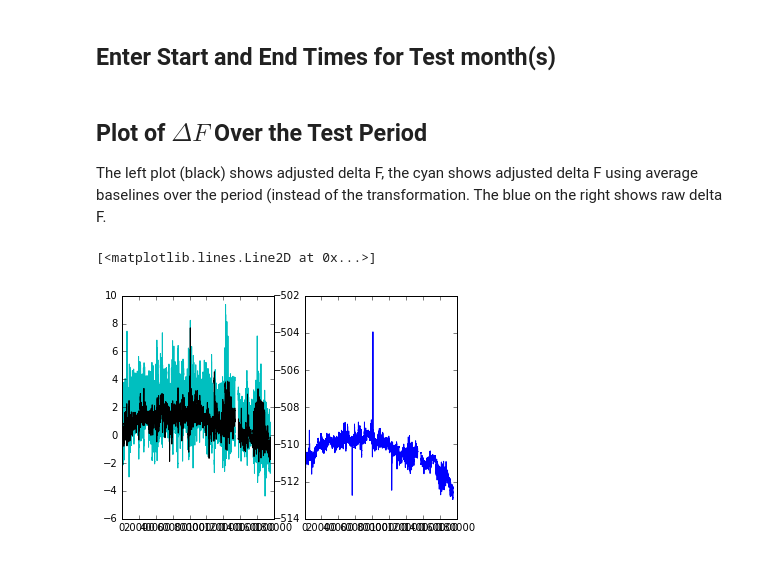
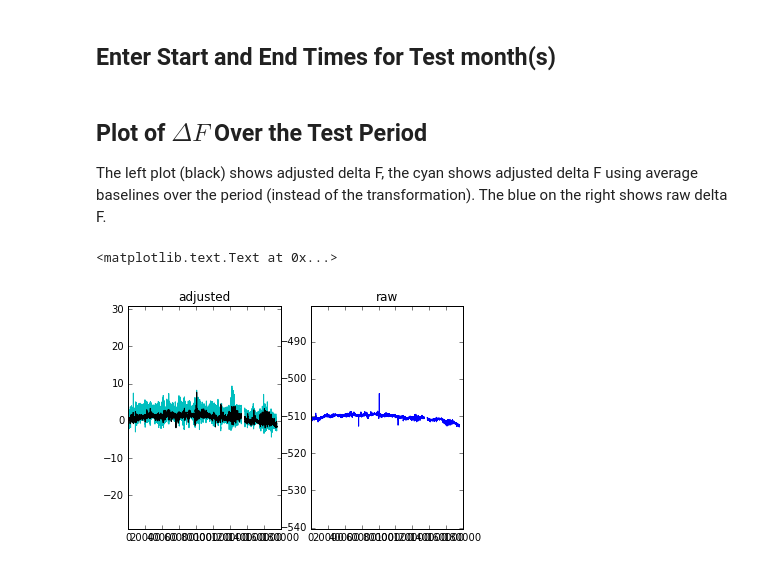
Before and after one commit to usgs/geomag-algorithms, a Jupyter notebook: docs/algorithms/AdjustedPhase1GenerationTool.ipynb, the cells around one changed output. Saved outputs shown, nothing was run; the diff lists cells and outputs as text; code cells hidden in the pictures.

```diff
--- a/docs/algorithms/AdjustedPhase1GenerationTool.ipynb
+++ b/docs/algorithms/AdjustedPhase1GenerationTool.ipynb
@@ -93,6 +93,6 @@ for datum in parsed_response['data']:
             z_t.append(reading['Z']['end'])
 
 last_datum = parsed_response['data'][1]
-pier_correction = last_datum['pier']['correction']
+pier_correction = float(last_datum['pier']['correction'])
 pier_correction
 # %% [output]
@@ -144,8 +144,8 @@ d_ord_n = np.asarray(d_ord)
 z_ord_n = np.asarray(z_ord)
 z_t_n = np.asarray(z_t)
 # %%
-h_a = h_abs_n*np.cos(d_abs_n*np.pi/180)
-e_a = h_abs_n*np.sin(d_abs_n*np.pi/180)
+x_a = h_abs_n*np.cos(d_abs_n*np.pi/180)
+y_a = h_abs_n*np.sin(d_abs_n*np.pi/180)
 z_a = z_abs_n
 h_o = h_ord_n*np.cos(d_ord_n*np.pi/180)
 e_o = h_ord_n*np.sin(d_ord_n*np.pi/180)
@@ -153,7 +153,7 @@ z_o = z_ord_n
 # %% [markdown]
 ## Calculate Transform matrix
 # %%
-abs_st = np.vstack([h_a,e_a,z_a,np.ones_like(h_a)])
+abs_st = np.vstack([x_a,y_a,z_a,np.ones_like(x_a)])
 ord_st = np.vstack([h_o,e_o,z_o,np.ones_like(h_o)])
 M, res, rank, sigma = spl.lstsq(ord_st.T,abs_st.T)
 tol = 1e-9
@@ -220,34 +220,52 @@ hezf = factory.get_timeseries(observatory=obs_code,
 raw = np.vstack([hezf[0].data,hezf[1].data,hezf[2].data,np.ones_like(hezf[0].data)])
 adj = np.dot(M,raw)
 # %%
-h_pqqm = np.mean(h_a - h_o)
+h_pqqm = np.mean(x_a - h_o)
 
-e_pqqm = np.mean(e_a - e_o)
+e_pqqm = np.mean(y_a - e_o)
 
 z_pqqm = np.mean(z_a - z_o)
 # %% [markdown]
 ## Plot of $\Delta F$ Over the Test Period
-The left plot (black) shows adjusted delta F, the cyan shows adjusted delta F using average baselines over the period (instead of the transformation.  The blue on the right shows raw delta F.
+The left plot (black) shows adjusted delta F, the cyan shows adjusted delta F using average baselines over the period (instead of the transformation).  The blue on the right shows raw delta F.
 # %%
 pl.figure()
 
 pl.subplot(1,2,1)
 
+mean_baseline_delta_f = (((hezf[0].data + h_pqqm)**2 +
+                          (hezf[1].data + e_pqqm)**2 +
+                          (hezf[2].data + z_pqqm)**2)**(0.5) - hezf[3].data - pier_correction)
 
-pl.plot(((hezf[0].data + h_pqqm)**2 + (hezf[1].data + e_pqqm)**2 + (hezf[2].data + z_pqqm)**2)**(0.5) -
-        hezf[3].data - pier_correction,'c')
+mean_baseline_delta_f_mean = np.nanmean(mean_baseline_delta_f)
+
+pl.plot(mean_baseline_delta_f,'c')
 
 pl.hold(True)
 
-pl.plot((adj[0]**2 + adj[1]**2 + adj[2]**2)**(0.5) - hezf[3].data - pier_correction,'k')
+adj_delta_f = (adj[0]**2 + adj[1]**2 + adj[2]**2)**(0.5) - hezf[3].data - pier_correction
 
-#pl.ylim(-30,30)
+adj_delta_f_mean = np.nanmean(adj_delta_f)
+
+pl.plot(adj_delta_f,'k')
+
+pl.ylim(adj_delta_f_mean - 30., adj_delta_f_mean + 30.)
+
+pl.title('adjusted')
 
 pl.subplot(1,2,2)
 
-pl.plot(((hezf[0].data)**2 + (hezf[1].data)**2 + (hezf[2].data)**2)**(0.5) - hezf[3].data - pier_correction,'b')
+raw_delta_f = (((hezf[0].data)**2 + (hezf[1].data)**2 +
+                (hezf[2].data)**2)**(0.5) - hezf[3].data - pier_correction)
 
-#pl.ylim(-539,-479)
+raw_delta_f_mean = np.nanmean(raw_delta_f)
+
+pl.plot(((hezf[0].data)**2 + (hezf[1].data)**2 +
+         (hezf[2].data)**2)**(0.5) - hezf[3].data - pier_correction,'b')
+
+pl.ylim(raw_delta_f_mean - 30.,raw_delta_f_mean + 30.)
+
+pl.title('raw')
 # %% [output]
-[<matplotlib.lines.Line2D at 0x...>]
+<matplotlib.text.Text at 0x...>
-[figure, old version]
+[figure, new version]
```
Also changed, not shown: parts of 12 cells of this notebook.
